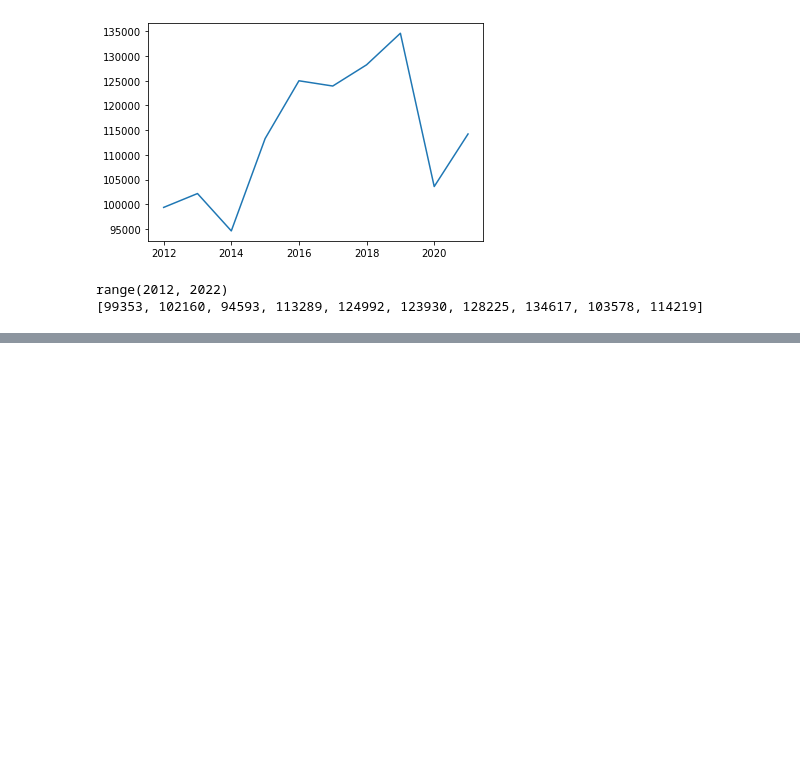
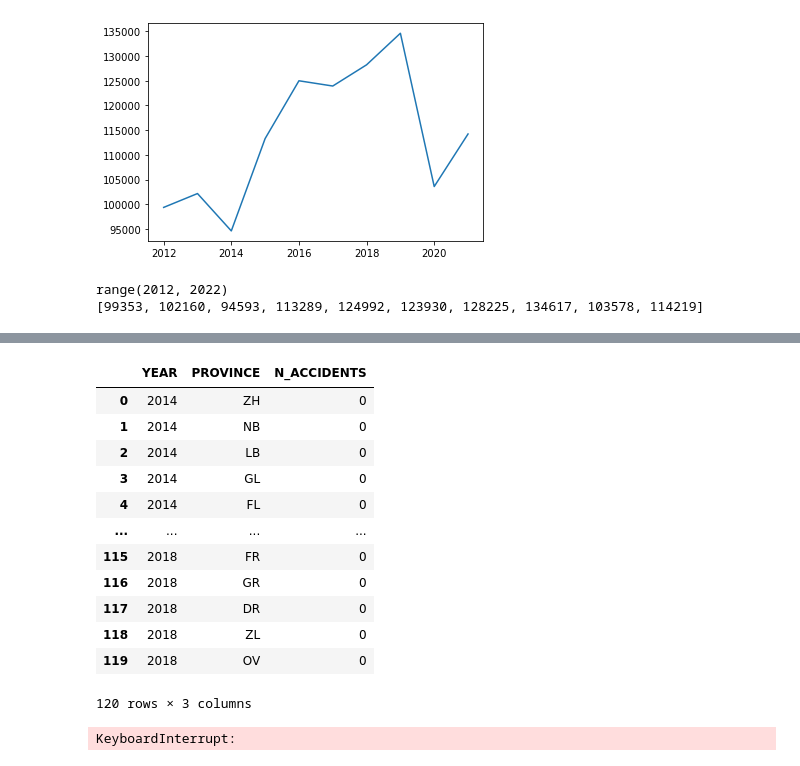
Before and after one commit to stefan1234567891011/AI_personal_project, a Jupyter notebook: code/data.ipynb, the cells around one changed output, grey strips where cells are left out. Drawn from its saved outputs; the diff is of its cells as text; code cells hidden in the pictures; blank space fills up the shorter version.

```diff
--- a/code/data.ipynb
+++ b/code/data.ipynb
@@ -187,0 +170,3 @@ df_titanic['PClass'] = df_titanic['pclass'].map( {'1st' : 1, '2nd' : 2, '3rd' :
+# %%
+df_5 = df_4[["JAAR_VKL", "PVE_CODE", "PVE_NUMR"]]
+df_5.head(5)
@@ -187,0 +180,37 @@ df_titanic['PClass'] = df_titanic['pclass'].map( {'1st' : 1, '2nd' : 2, '3rd' :
+# %%
+years_6 = df_5["JAAR_VKL"].unique()
+provinces_6 = df_5["PVE_CODE"].unique()
+provinces_number_6 = df_5["PVE_NUMR"].unique()
+
+df_6 = pd.DataFrame(columns=["YEAR", "PROVINCE", "N_ACCIDENTS"])
+i = 0
+for j in years_6:
+    for k in provinces_6:
+        df_6.loc[i] = [j, k, 0]
+        i+=1
+
+
+df_6
+# %% [output]
+|  | YEAR | PROVINCE | N_ACCIDENTS |
+| 0 | 2014 | ZH | 0 |
+| 1 | 2014 | NB | 0 |
+| 2 | 2014 | LB | 0 |
+| 3 | 2014 | GL | 0 |
+| 4 | 2014 | FL | 0 |
+| ... | ... | ... | ... |
+| 115 | 2018 | FR | 0 |
+| 116 | 2018 | GR | 0 |
+| 117 | 2018 | DR | 0 |
+| 118 | 2018 | ZL | 0 |
+| 119 | 2018 | OV | 0 |
+120 rows × 3 columns
+# %%
+for i, j in df_5.iterrows():
+    for k, l in df_6.iterrows():
+        if j[0] == l[0] and j[1] == l[1]:
+            df_6.iloc[k, 2] = df_6.iloc[k, 2] +1
+
+df_6
+# %% [output]
+KeyboardInterrupt:
```
Also changed, not shown: parts of 7 cells of this notebook.
